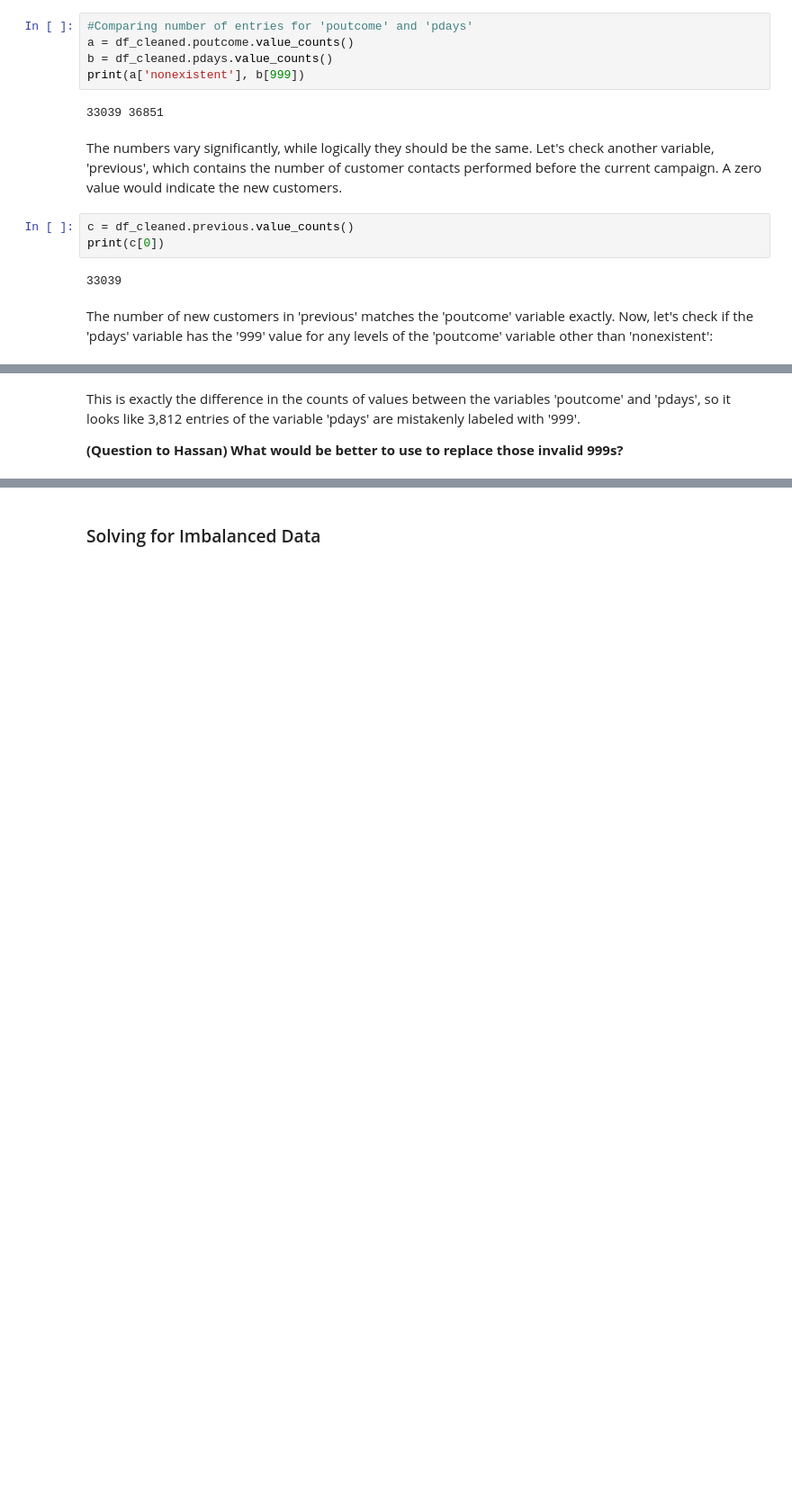
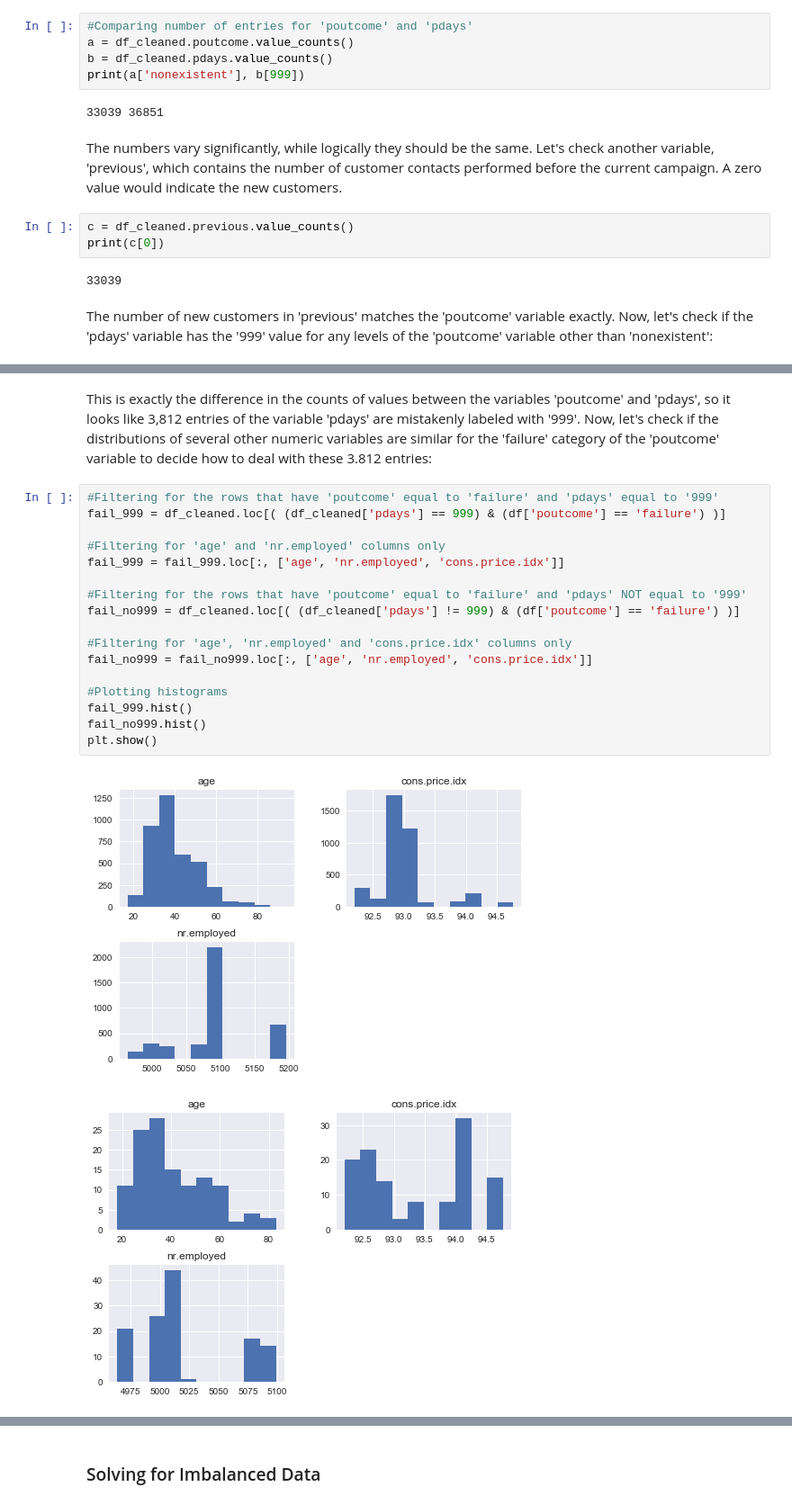
Before and after one commit to mamnunam/Springboard_Data_Science_track, a Jupyter notebook: Capstone_1/Capstone_project_1.ipynb, the cells around one changed output, grey strips where cells are left out. Shown: that part at 90% size. Drawn from its saved outputs; the diff is of its cells as text; blank space fills up the shorter version.

```diff
--- a/Capstone_1/Capstone_project_1.ipynb
+++ b/Capstone_1/Capstone_project_1.ipynb
@@ -532,5 +534,23 @@ failure    3812
 Name: poutcome, dtype: int64
 # %% [markdown]
-This is exactly the difference in the counts of values between the variables 'poutcome' and 'pdays', so it looks like 3,812 entries of the variable 'pdays' are mistakenly labeled with '999'.
-
-**(Question to Hassan) What would be better to use to replace those invalid 999s?**
+This is exactly the difference in the counts of values between the variables 'poutcome' and 'pdays', so it looks like 3,812 entries of the variable 'pdays' are mistakenly labeled with '999'. Now, let's check if the distributions of several other numeric variables are similar for the 'failure' category of the 'poutcome' variable to decide how to deal with these 3.812 entries:
+# %%
+#Filtering for the rows that have 'poutcome' equal to 'failure' and 'pdays' equal to '999'
+fail_999 = df_cleaned.loc[( (df_cleaned['pdays'] == 999) & (df['poutcome'] == 'failure') )]
+
+#Filtering for 'age' and 'nr.employed' columns only
+fail_999 = fail_999.loc[:, ['age', 'nr.employed', 'cons.price.idx']]
+
+#Filtering for the rows that have 'poutcome' equal to 'failure' and 'pdays' NOT equal to '999'
+fail_no999 = df_cleaned.loc[( (df_cleaned['pdays'] != 999) & (df['poutcome'] == 'failure') )]
+
+#Filtering for 'age', 'nr.employed' and 'cons.price.idx' columns only
+fail_no999 = fail_no999.loc[:, ['age', 'nr.employed', 'cons.price.idx']]
+
+#Plotting histograms
+fail_999.hist()
+fail_no999.hist()
+plt.show()
+# %% [output]
+[figure, added]
+[figure, added]
```
Also changed, not shown: parts of 7 cells of this notebook.
